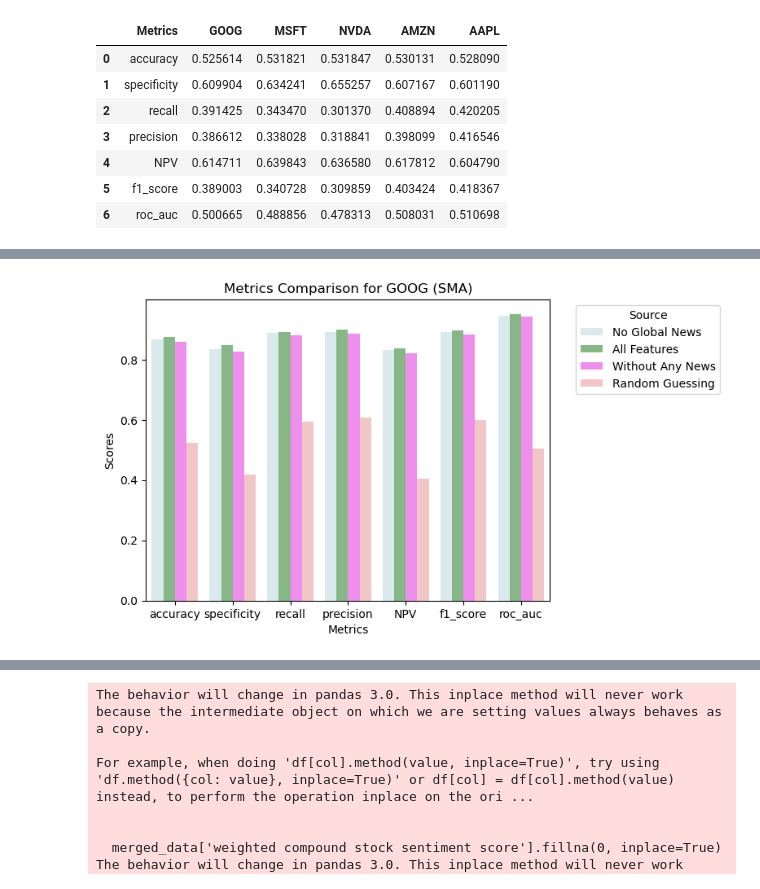
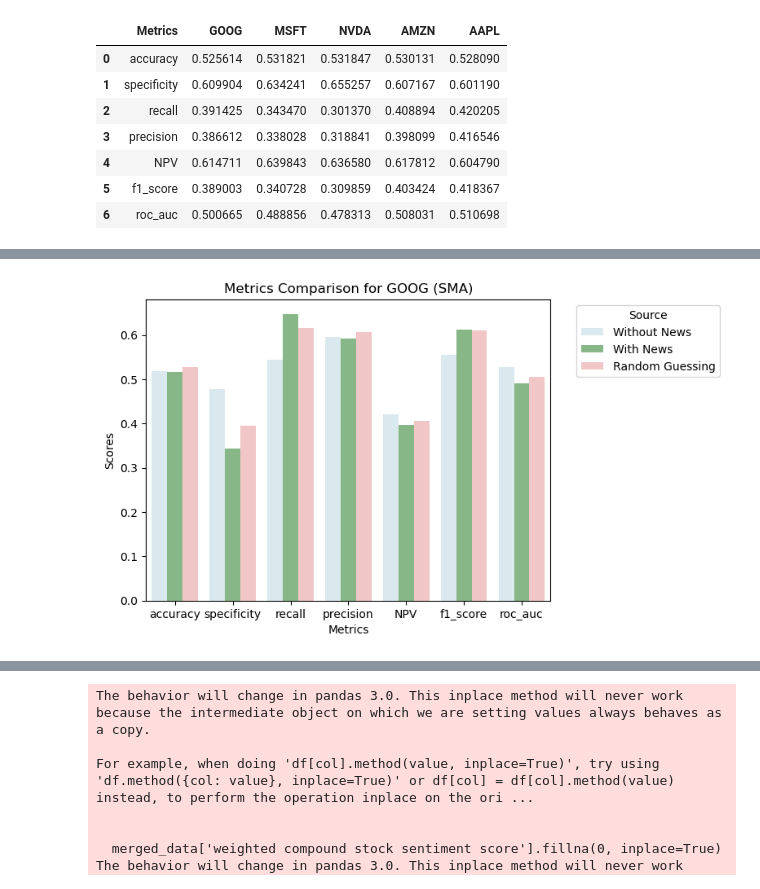
Before and after one commit to rishabhtyagi989/SIGNS_2024, a Jupyter notebook: portfolio_simulation.ipynb, the cells around one changed output, grey strips where cells are left out. Drawn from its saved outputs; the diff is of its cells as text; code cells hidden in the pictures.

```diff
--- a/portfolio_simulation.ipynb
+++ b/portfolio_simulation.ipynb
@@ -289,10 +291,10 @@ results['GOOG']
 # %%
-def fit_sentiments_vs_metric_as_mlr_kfold(stock_symbols, results, interval_days, metric,
-                                          include_volume, include_stock_news, include_global_news,
-                                          include_log_returns, include_rpm, include_volatility, include_trend,
-                                          n_splits=5):
+def fit_sentiments_vs_metric_as_mlr(stock_symbols, results, interval_days, metric,
+                                                 include_volume, include_stock_news, include_global_news,
+                                                 include_log_returns, include_rpm, include_volatility, include_trend,
+                                                 n_splits=5):
     """
-    Fits multilinear regression of sentiment scores against either SMA or price difference using K-Fold cross-validation.
+    Fits multilinear regression of sentiment scores against either SMA or price difference using Time-Series cross-validation.
 
     Parameters:
     - stock_symbols: List of stock symbols to process.
@@ -306,7 +308,7 @@ def fit_sentiments_vs_metric_as_mlr_kfold(stock_symbols, results, interval_days,
     - include_rpm: Boolean to include RPM as a feature.
     - include_volatility: Boolean to include volatility as a feature.
     - include_trend: Boolean to include trend as a feature.
-    - n_splits: Number of splits for K-Fold cross-validation.
+    - n_splits: Number of splits for Time-Series cross-validation.
 
     Returns:
     - Dictionary containing models for each fold, average MSEs, and per-fold MSEs for each stock symbol.
@@ -354,14 +356,14 @@ def fit_sentiments_vs_metric_as_mlr_kfold(stock_symbols, results, interval_days,
                 X = data[features].dropna().values
                 y = data[metric_col].dropna().values
 
-            # Initialize K-Fold cross-validation
-            kf = KFold(n_splits=n_splits, shuffle=False)
+            # Initialize Time-Series cross-validation
+            tscv = TimeSeriesSplit(n_splits=n_splits)
 
             fold_mse[symbol] = []
             fold_models = []
 
-            # Perform K-Fold cross-validation
-            for train_index, test_index in kf.split(X):
+            # Perform Time-Series cross-validation
+            for train_index, test_index in tscv.split(X):
                 X_train, X_test = X[train_index], X[test_index]
                 y_train, y_test = y[train_index], y[test_index]
 
@@ -389,5 +391,5 @@ def fit_sentiments_vs_metric_as_mlr_kfold(stock_symbols, results, interval_days,
 
     return {'models': mlr_model, 'avg_mse': avg_mse}
 # %%
-fit_sentiments_vs_metric_as_mlr_kfold(stock_symbols, results, interval_days, 'closing_price', include_volume = True, include_stock_news = True, include_global_news = True, include_log_returns=True, include_rpm=True, include_volatility=True, include_trend=True)['avg_mse']
+fit_sentiments_vs_metric_as_mlr(stock_symbols, results, interval_days, 'closing_price', include_volume = True, include_stock_news = True, include_global_news = True, include_log_returns=True, include_rpm=True, include_volatility=True, include_trend=True)['avg_mse']
 # %% [output]
@@ -609,11 +624,11 @@ def fit_sentiments_vs_metric_as_gb_kfold(stock_symbols, results, interval_days,
 
     return  {'models': gb_model, 'avg_mse': avg_mse}
 # %%
-data = fit_sentiments_vs_metric_as_gb_kfold(
+data = fit_sentiments_vs_metric_as_gb(
     stock_symbols=stock_symbols,
     results=results,
     interval_days=interval_days,
-    metric='closing_price',
+    metric='sma',
     include_volume=True,
     include_stock_news=True,
     include_global_news=True,
@@ -1117,36 +1190,33 @@ metric = "sma"
 # %%
-XGB_model_all_features = classify_sentiments_vs_metric_as_xgb_kfold(['GOOG'], results, interval_days, include_global_news=True, include_stock_news=True, include_volume=True, include_log_returns=True, include_rpm=True, include_volatility=True, include_trend= True, metric=metric)
-XGB_model_without_global_news = classify_sentiments_vs_metric_as_xgb_kfold(['GOOG'], results, interval_days, include_global_news=False, include_stock_news=True, include_volume=True, include_log_returns=True, include_rpm=True, include_volatility=True, include_trend= True, metric=metric)
-XGB_model_with_no_news= classify_sentiments_vs_metric_as_xgb_kfold(['GOOG'], results, interval_days, include_global_news=False, include_stock_news=False, include_volume=True, include_log_returns=True, include_rpm=True, include_volatility=True, include_trend= True, metric=metric)
+XGB_model_with_news = classify_sentiments_vs_metric_as_xgb(stock_symbols, results, interval_days, include_global_news=True, include_stock_news=True, include_volume=True, include_log_returns=False, include_rpm=False, include_volatility=False, include_trend=False, metric=metric)
+XGB_model_without_news = classify_sentiments_vs_metric_as_xgb(stock_symbols, results, interval_days, include_global_news=False, include_stock_news=False, include_volume=True, include_log_returns=False, include_rpm=False, include_volatility=False, include_trend=False, metric=metric)
 # %%
-y_without_global_news = XGB_model_without_global_news[0]
-y_with_all_features = XGB_model_all_features[0]
-y_model_with_no_news = XGB_model_with_no_news[0]
+y_without_news = XGB_model_without_news[0]
+y_with_news= XGB_model_with_news[0]
 y_random = random_guess_baseline(stock_symbols, results, interval_days, metric)
 
-y_without_global_news['Source'] = 'No Global News'
-y_with_all_features['Source'] = 'All Features'
-y_model_with_no_news['Source'] = 'Without Any News'
+y_without_news['Source'] = 'Without News'
+y_with_news['Source'] = 'With News'
 y_random['Source'] = 'Random Guessing'
 
-combined_data = pd.concat([y_without_global_news, y_with_all_features, y_model_with_no_news, y_random])
+combined_data = pd.concat([y_without_news, y_with_news, y_random])
 
 stock_data = combined_data[['Metrics', 'GOOG', 'Source']].rename(columns={'GOOG': 'Score'})
 
 # Add a barplot to fill the boxes
 sns.barplot(
     x='Metrics', y='Score', hue='Source',
     data=stock_data,
-    palette={'Random Guessing': 'lightcoral', 'No Global News': 'lightblue', 'All Features': 'green','Without Any News': 'magenta'},
+    palette={'Random Guessing': 'lightcoral', 'Without News': 'lightblue', 'With News': 'green'},
     alpha=0.5  # Add transparency to bar plot
 )
 
 # Customize each subplot
 plt.title(f'Metrics Comparison for {'GOOG'} ({'SMA'})')
 plt.ylabel('Scores')
 plt.xlabel('Metrics')
 
 plt.legend(bbox_to_anchor=(1.05, 1), loc='upper left', title="Source")  # Position legend outside
 plt.show()
 # %% [output]
-[figure, old version]
+[figure, new version]
```
Also changed, not shown: parts of 50 cells of this notebook.
